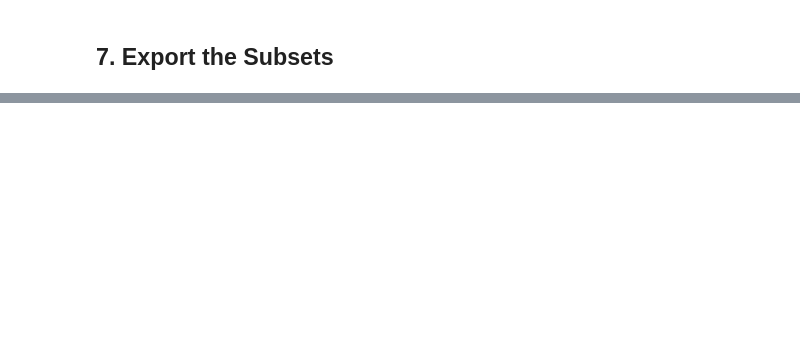
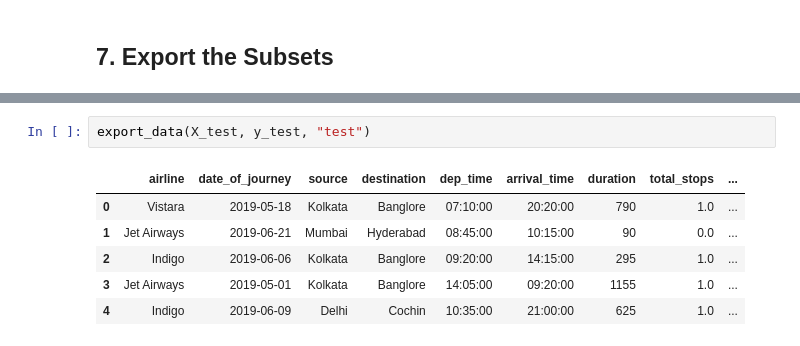
Before and after one commit to Ashish-gaba/Flight-Price-Prediction-using-AWS-Sagemaker, a Jupyter notebook: notebooks/data-cleaning.ipynb, the cells around one changed output, grey strips where cells are left out. Drawn from its saved outputs; the diff is of its cells as text; blank space fills up the shorter version.

```diff
--- a/notebooks/data-cleaning.ipynb
+++ b/notebooks/data-cleaning.ipynb
@@ -564,0 +611,9 @@ clean_data(flights)#.dtypes #.airline.unique()
+# %%
+export_data(X_test, y_test, "test")
+# %% [output]
+|  | airline | date_of_journey | source | destination | dep_time | arrival_time | duration | total_stops | ... |
+| 0 | Vistara | 2019-05-18 | Kolkata | Banglore | 07:10:00 | 20:20:00 | 790 | 1.0 | ... |
+| 1 | Jet Airways | 2019-06-21 | Mumbai | Hyderabad | 08:45:00 | 10:15:00 | 90 | 0.0 | ... |
+| 2 | Indigo | 2019-06-06 | Kolkata | Banglore | 09:20:00 | 14:15:00 | 295 | 1.0 | ... |
+| 3 | Jet Airways | 2019-05-01 | Kolkata | Banglore | 14:05:00 | 09:20:00 | 1155 | 1.0 | ... |
+| 4 | Indigo | 2019-06-09 | Delhi | Cochin | 10:35:00 | 21:00:00 | 625 | 1.0 | ... |
```
Also changed, not shown: parts of 11 cells of this notebook, 5 other files.
